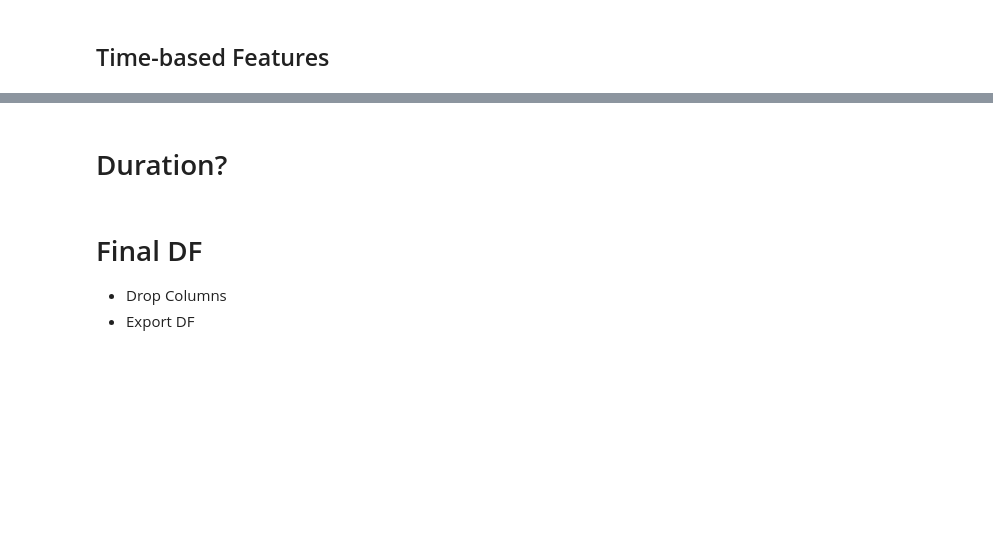
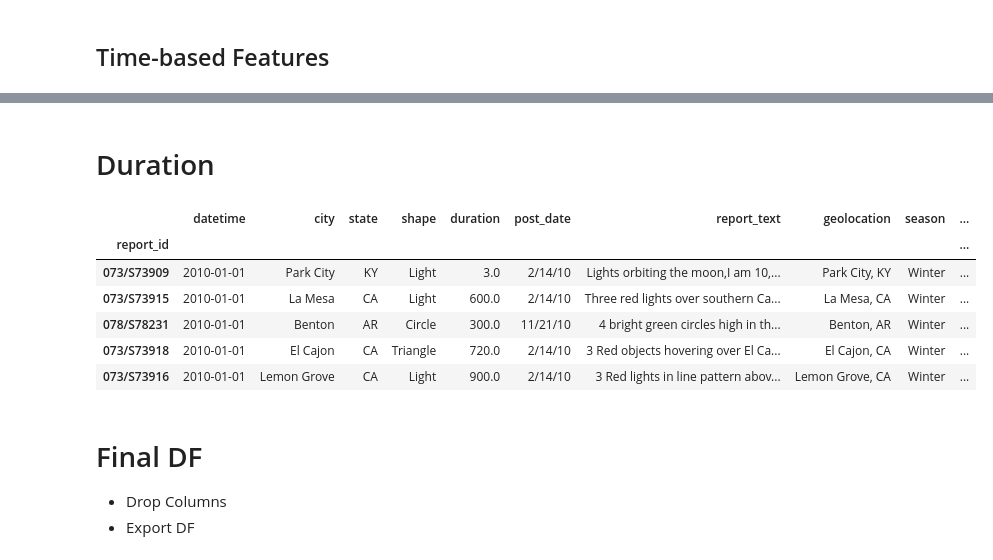
Before and after one commit to kevscon/ufo-reports, a Jupyter notebook: data_processing.ipynb, the cells around one changed output, grey strips where cells are left out. Cells and saved outputs as stored; diff of their text form; code cells hidden in the pictures; blank space fills up the shorter version.

Commit message:
duration

```diff
--- a/data_processing.ipynb
+++ b/data_processing.ipynb
@@ -213,7 +217,43 @@ ufo_df.head()
 | 073/S73918 | 2010-01-01 | El Cajon | CA | Triangle | 12 minutes | 2/14/10 | 3 Red objects hovering over El Ca... | El Cajon, CA | Winter | ... |
 | 073/S73916 | 2010-01-01 | Lemon Grove | CA | Light | about 15 minutes | 2/14/10 | 3 Red lights in line pattern abov... | Lemon Grove, CA | Winter | ... |
 # %% [markdown]
-# Duration?
+# Duration
+# %%
+# clear colon digits
+ufo_df['duration'] = ufo_df['duration'].apply(lambda x: re.sub('\:\d+', '', str(x)))
+# %%
+# function to convert duration strings to numerical values
+time_dict = {'h': 3600, 'm': 60, 's': 1}
+
+def comp_dur(rep_dur):
+    # extract number-unit tuples
+    prs_dur = re.findall(r'(\d+\.?\d*)+(\s*[a-z])', str(rep_dur).lower())
+    duration = 0
+    try:
+        # sum duration for all pairs
+        for dur in prs_dur:
+            duration += float(dur[0]) * time_dict[dur[1].strip()]
+            if duration == 0:
+                duration = None
+            return(duration)
+    except:
+        return(None)
+# %%
+# run function for observations
+ufo_df['duration'] = ufo_df['duration'].apply(comp_dur)
+# %%
+# fill nulls with average duration
+ufo_df['duration'].fillna(ufo_df['duration'].mean(), inplace=True)
+# %%
+ufo_df.head()
+# %% [output]
+|  | datetime | city | state | shape | duration | post_date | report_text | geolocation | season | ... |
+| report_id |  |  |  |  |  |  |  |  |  | ... |
+| 073/S73909 | 2010-01-01 | Park City | KY | Light | 3.0 | 2/14/10 | Lights orbiting the moon,I am 10,... | Park City, KY | Winter | ... |
+| 073/S73915 | 2010-01-01 | La Mesa | CA | Light | 600.0 | 2/14/10 | Three red lights over southern Ca... | La Mesa, CA | Winter | ... |
+| 078/S78231 | 2010-01-01 | Benton | AR | Circle | 300.0 | 11/21/10 | 4 bright green circles high in th... | Benton, AR | Winter | ... |
+| 073/S73918 | 2010-01-01 | El Cajon | CA | Triangle | 720.0 | 2/14/10 | 3 Red objects hovering over El Ca... | El Cajon, CA | Winter | ... |
+| 073/S73916 | 2010-01-01 | Lemon Grove | CA | Light | 900.0 | 2/14/10 | 3 Red lights in line pattern abov... | Lemon Grove, CA | Winter | ... |
 # %% [markdown]
 # Final DF
 - Drop Columns
```
Also changed, not shown: parts of 14 cells of this notebook.
